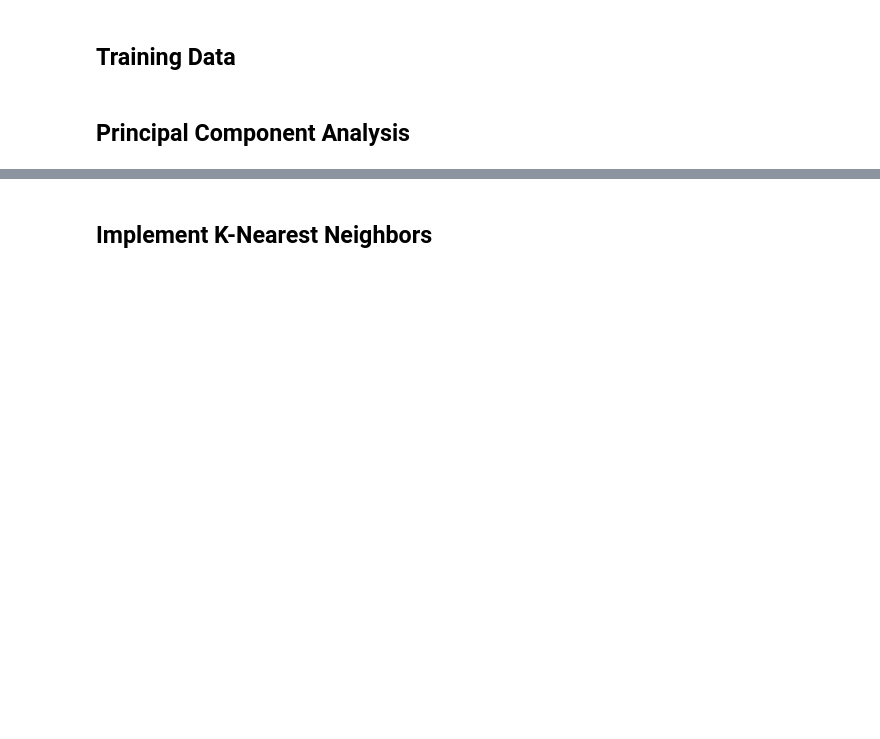
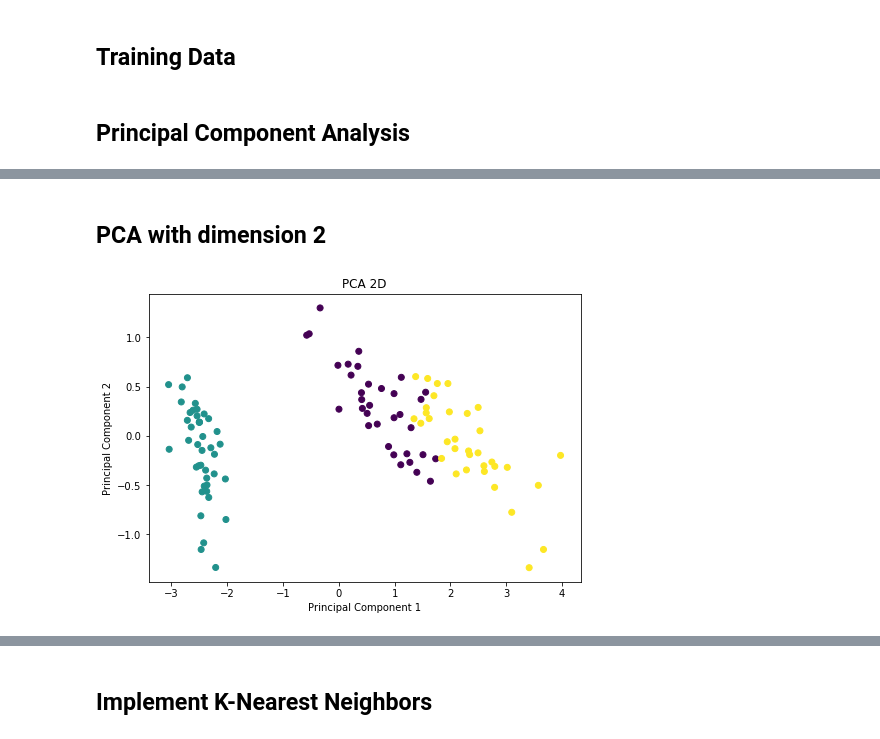
Before and after one commit to luisespriella9/ML-Algorithms, a Jupyter notebook: K-Nearest-Neighbors.ipynb, the cells around one changed output, grey strips where cells are left out. Drawn from its saved outputs; the diff is of its cells as text; code cells hidden in the pictures; blank space fills up the shorter version.

```diff
--- a/K-Nearest-Neighbors.ipynb
+++ b/K-Nearest-Neighbors.ipynb
@@ -53,6 +53,7 @@ iris_data.head()
 x_train, y_train = iris_data.drop(['Species'], axis=1)[:110], iris_data['Species'][:110]
 x_test, y_test = iris_data.drop(['Species'], axis=1)[110:], iris_data['Species'][110:]
 x_train.drop(["Id"], inplace=True, axis=1)
+x_train.reset_index(drop=True, inplace=True)
 # %% [markdown]
 ## Principal Component Analysis
 # %%
@@ -171,0 +147,9 @@ KeyError: 'PetalLengthCm'
+# %% [markdown]
+## PCA with dimension 2
+# %%
+my_pca = MyPCA(2)
+my_pca.fit(x_train)
+pca_train_data = my_pca.transform(x_train)
+my_pca.plot("PCA 2D", y_train.values)
+# %% [output]
+[figure, added]
```
Also changed, not shown: parts of 12 cells of this notebook.
